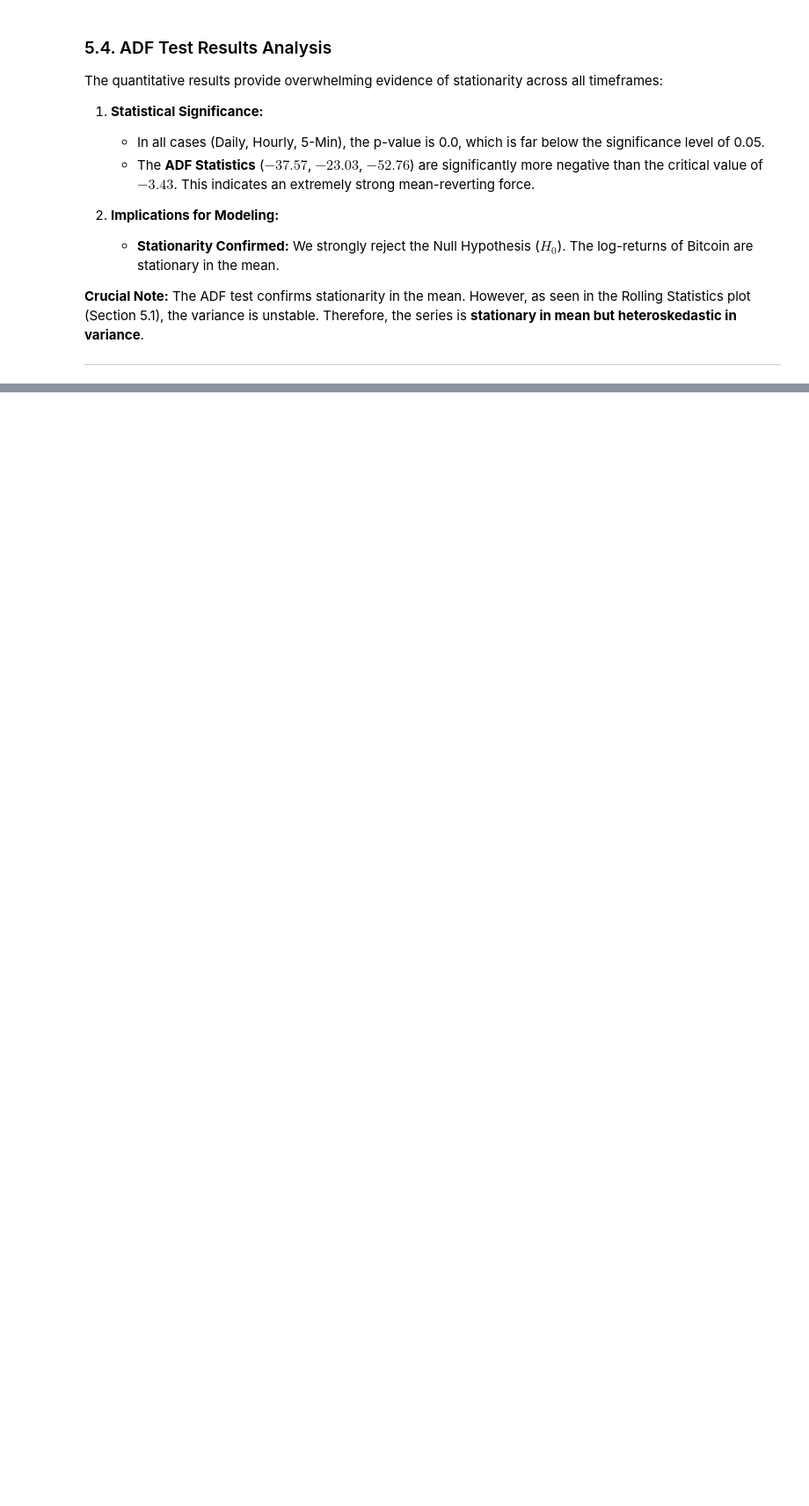
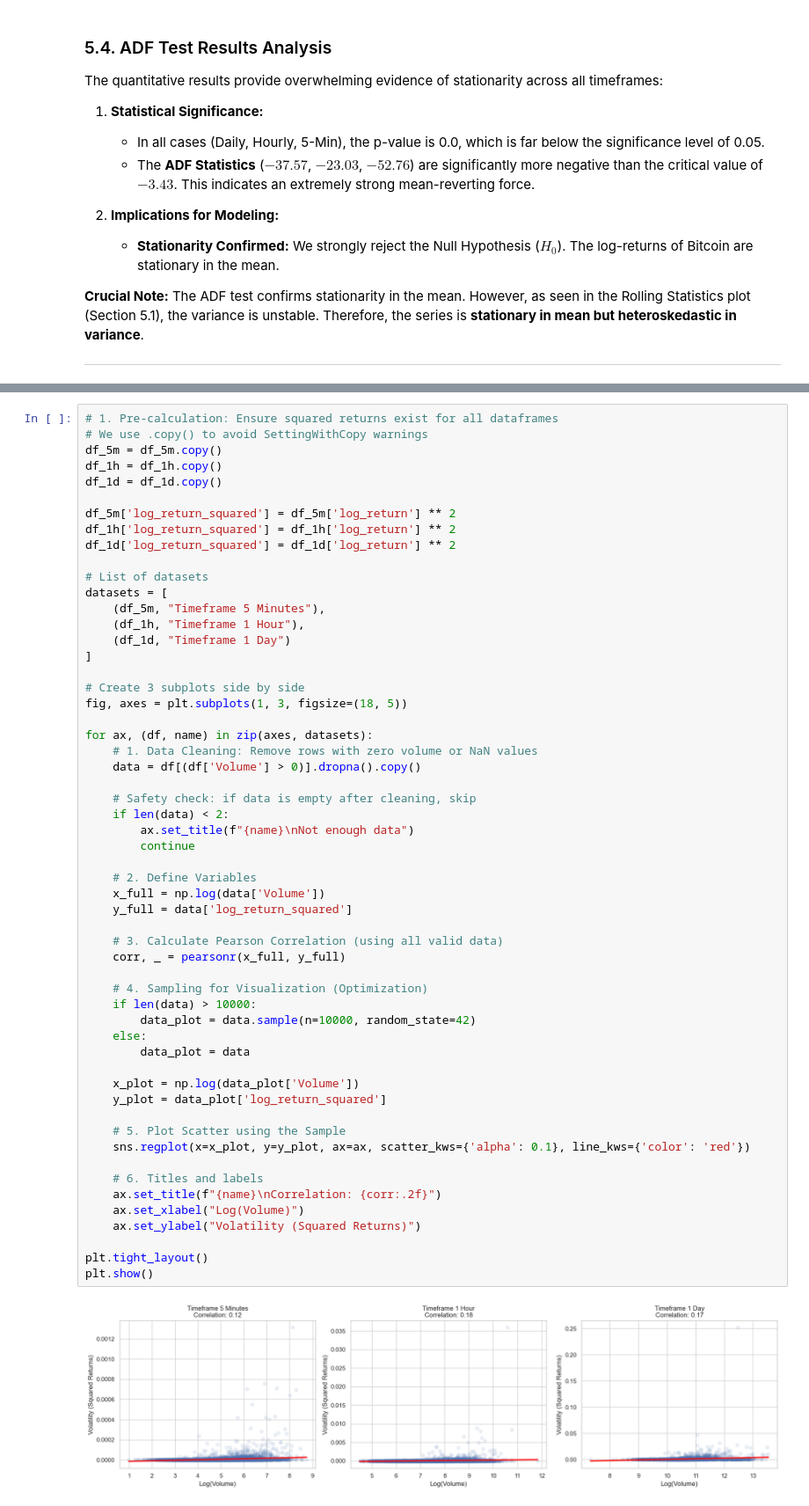
Before and after one commit to MartinCampillo-AT/Project-AT, a Jupyter notebook: notebooks/04_EDA_1.ipynb, the cells around one changed output, grey strips where cells are left out. Shown at 88% size. Saved outputs shown, nothing was run; the diff lists cells and outputs as text; blank space fills up the shorter version.

```diff
--- a/notebooks/04_EDA_1.ipynb
+++ b/notebooks/04_EDA_1.ipynb
@@ -501,0 +516,58 @@ Accounting for heteroskedasticity is crucial for accurate risk management. We ar
+# %%
+# 1. Pre-calculation: Ensure squared returns exist for all dataframes
+# We use .copy() to avoid SettingWithCopy warnings
+df_5m = df_5m.copy()
+df_1h = df_1h.copy()
+df_1d = df_1d.copy()
+
+df_5m['log_return_squared'] = df_5m['log_return'] ** 2
+df_1h['log_return_squared'] = df_1h['log_return'] ** 2
+df_1d['log_return_squared'] = df_1d['log_return'] ** 2
+
+# List of datasets
+datasets = [
+    (df_5m, "Timeframe 5 Minutes"),
+    (df_1h, "Timeframe 1 Hour"),
+    (df_1d, "Timeframe 1 Day")
+]
+
+# Create 3 subplots side by side
+fig, axes = plt.subplots(1, 3, figsize=(18, 5))
+
+for ax, (df, name) in zip(axes, datasets):
+    # 1. Data Cleaning: Remove rows with zero volume or NaN values
+    data = df[(df['Volume'] > 0)].dropna().copy()
+
+    # Safety check: if data is empty after cleaning, skip
+    if len(data) < 2:
+        ax.set_title(f"{name}\nNot enough data")
+        continue
+
+    # 2. Define Variables
+    x_full = np.log(data['Volume'])
+    y_full = data['log_return_squared']
+
+    # 3. Calculate Pearson Correlation (using all valid data)
+    corr, _ = pearsonr(x_full, y_full)
+
+    # 4. Sampling for Visualization (Optimization)
+    if len(data) > 10000:
+        data_plot = data.sample(n=10000, random_state=42)
+    else:
+        data_plot = data
+
+    x_plot = np.log(data_plot['Volume'])
+    y_plot = data_plot['log_return_squared']
+
+    # 5. Plot Scatter using the Sample
+    sns.regplot(x=x_plot, y=y_plot, ax=ax, scatter_kws={'alpha': 0.1}, line_kws={'color': 'red'})
+
+    # 6. Titles and labels
+    ax.set_title(f"{name}\nCorrelation: {corr:.2f}")
+    ax.set_xlabel("Log(Volume)")
+    ax.set_ylabel("Volatility (Squared Returns)")
+
+plt.tight_layout()
+plt.show()
+# %% [output]
+[figure, added]
```
Also changed, not shown: parts of 18 cells of this notebook.
